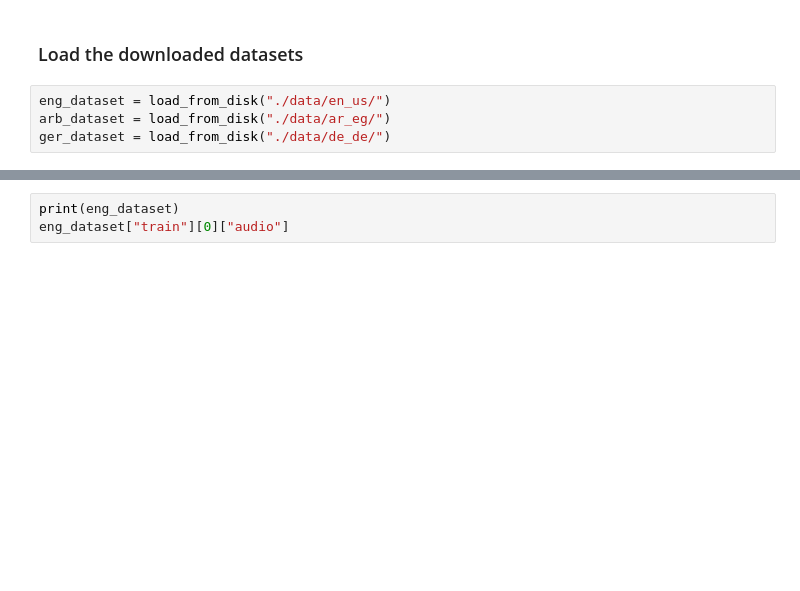
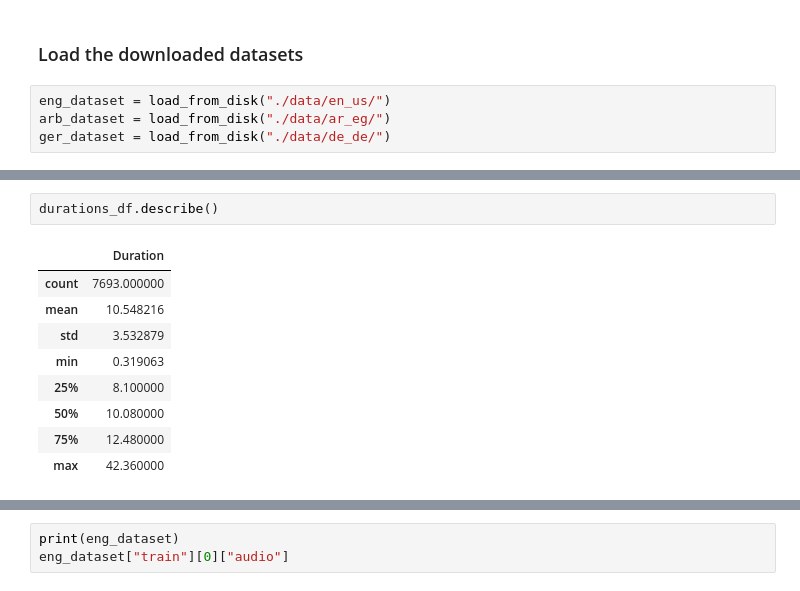
Before and after one commit to Zakaria-Madkour/Selected, a Jupyter notebook: notebook.ipynb, the cells around one changed output, grey strips where cells are left out. Drawn from its saved outputs; the diff is of its cells as text; blank space fills up the shorter version.

```diff
--- a/notebook.ipynb
+++ b/notebook.ipynb
@@ -26,0 +72,12 @@ ger_dataset = load_from_disk("./data/de_de/")
+# %%
+durations_df.describe()
+# %% [output]
+|  | Duration |
+| count | 7693.000000 |
+| mean | 10.548216 |
+| std | 3.532879 |
+| min | 0.319063 |
+| 25% | 8.100000 |
+| 50% | 10.080000 |
+| 75% | 12.480000 |
+| max | 42.360000 |
```
Also changed, not shown: parts of 10 cells of this notebook.
